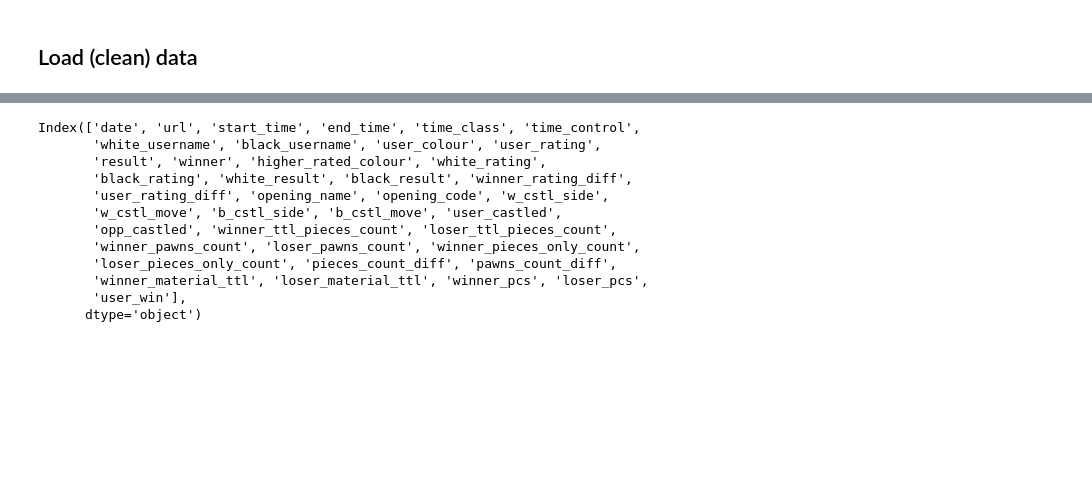
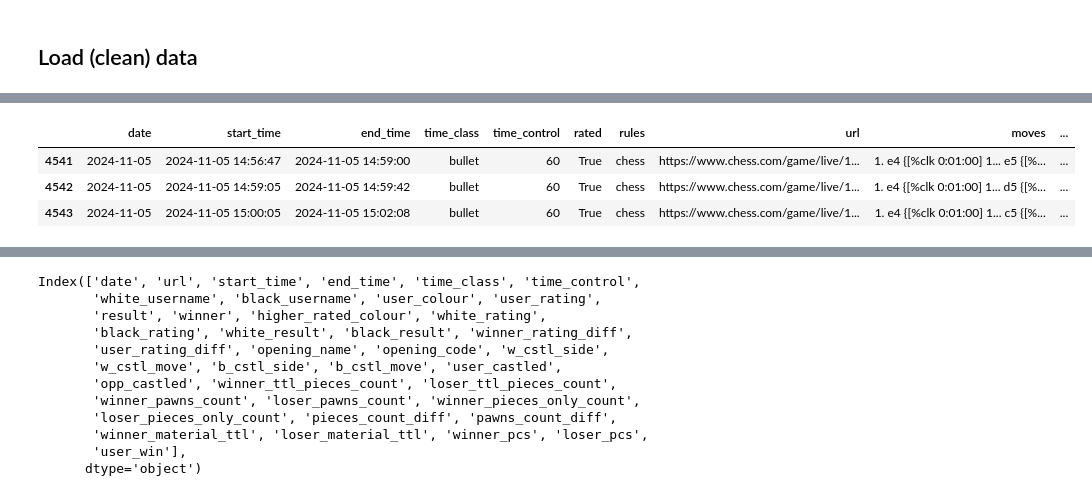
Before and after one commit to JammyNinja/Chess_analysis, a Jupyter notebook: notebooks/Analysis_rating_change_per_game.ipynb, the cells around one changed output, grey strips where cells are left out. Saved outputs shown, nothing was run; the diff lists cells and outputs as text; code cells hidden in the pictures; blank space fills up the shorter version.

```diff
--- a/notebooks/Analysis_rating_change_per_game.ipynb
+++ b/notebooks/Analysis_rating_change_per_game.ipynb
@@ -69,3 +80,11 @@ y/n:n
+# %%
+recent_df = all_games_df.tail(3                            )
+recent_df
+# %% [output]
+|  | date | start_time | end_time | time_class | time_control | rated | rules | url | moves | ... |
+| 4541 | 2024-11-05 | 2024-11-05 14:56:47 | 2024-11-05 14:59:00 | bullet | 60 | True | chess | https://www.chess.com/game/live/1... | 1. e4 {[%clk 0:01:00] 1... e5 {[%... | ... |
+| 4542 | 2024-11-05 | 2024-11-05 14:59:05 | 2024-11-05 14:59:42 | bullet | 60 | True | chess | https://www.chess.com/game/live/1... | 1. e4 {[%clk 0:01:00] 1... d5 {[%... | ... |
+| 4543 | 2024-11-05 | 2024-11-05 15:00:05 | 2024-11-05 15:02:08 | bullet | 60 | True | chess | https://www.chess.com/game/live/1... | 1. e4 {[%clk 0:01:00] 1... c5 {[%... | ... |
 # %%
 preproc_df = main()
 preproc_df = get_data("select_games", "select_cols")
```
Also changed, not shown: parts of 20 cells of this notebook, 1 other file.
